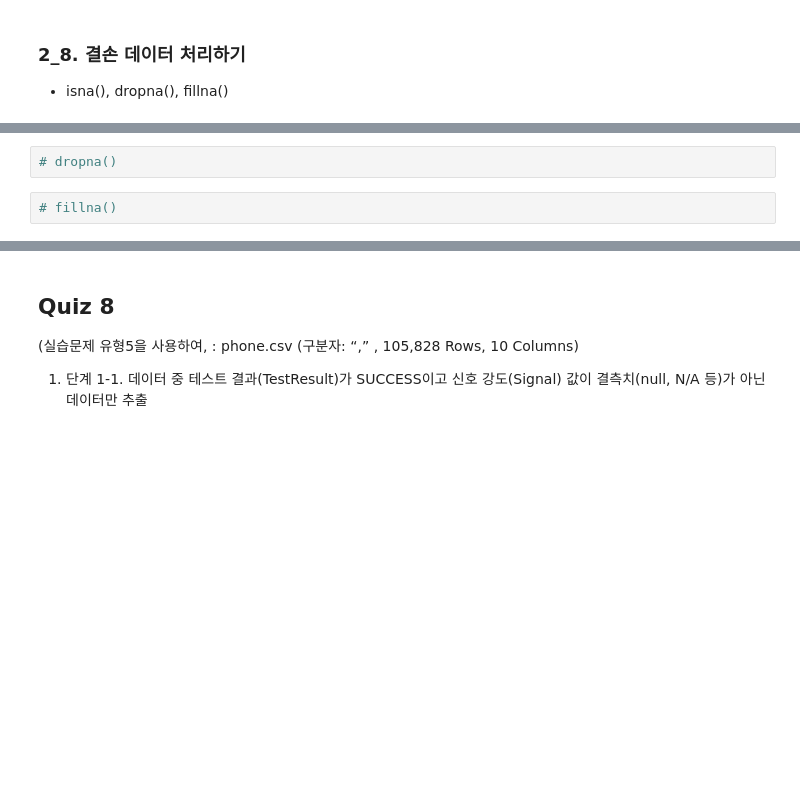
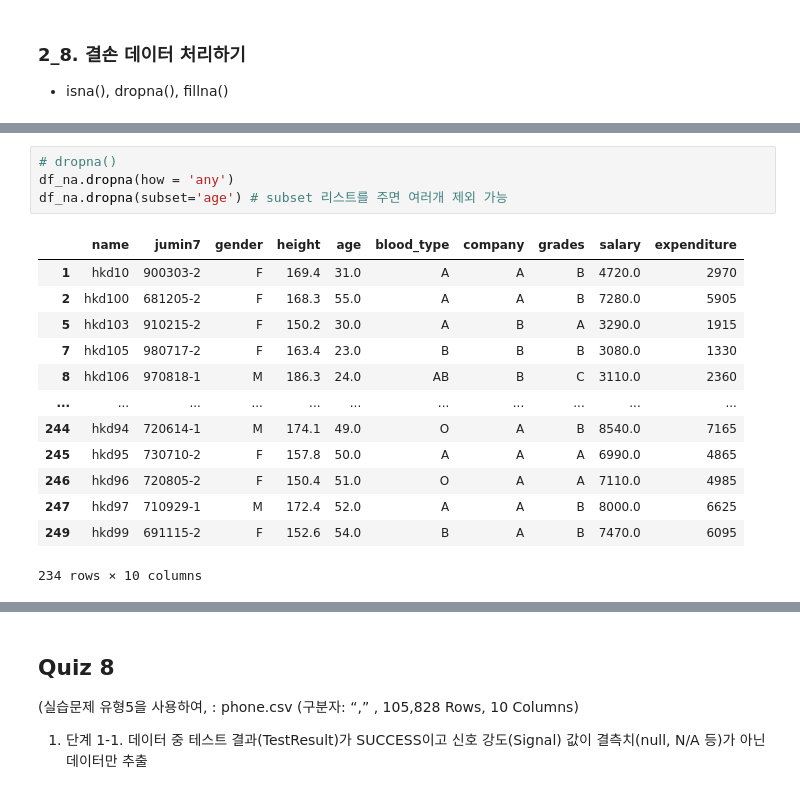
Before and after one commit to DevKelvin7/AI_Basic, a Jupyter notebook: [WorkBook]ch1 Numpy & Pandas.ipynb, the cells around one changed output, grey strips where cells are left out. Saved outputs shown, nothing was run; the diff lists cells and outputs as text; blank space fills up the shorter version.

```diff
--- a/[WorkBook]ch1 Numpy & Pandas.ipynb
+++ b/[WorkBook]ch1 Numpy & Pandas.ipynb
@@ -976,4 +589,18 @@ AttributeError: 'DataFrame' object has no attribute 'dtype'
-# %%
-# dropna()
-# %%
-# fillna()
+# %%
+# dropna()
+df_na.dropna(how = 'any')
+df_na.dropna(subset='age') # subset 리스트를 주면 여러개 제외 가능
+# %% [output]
+|  | name | jumin7 | gender | height | age | blood_type | company | grades | salary | expenditure |
+| 1 | hkd10 | 900303-2 | F | 169.4 | 31.0 | A | A | B | 4720.0 | 2970 |
+| 2 | hkd100 | 681205-2 | F | 168.3 | 55.0 | A | A | B | 7280.0 | 5905 |
+| 5 | hkd103 | 910215-2 | F | 150.2 | 30.0 | A | B | A | 3290.0 | 1915 |
+| 7 | hkd105 | 980717-2 | F | 163.4 | 23.0 | B | B | B | 3080.0 | 1330 |
+| 8 | hkd106 | 970818-1 | M | 186.3 | 24.0 | AB | B | C | 3110.0 | 2360 |
+| ... | ... | ... | ... | ... | ... | ... | ... | ... | ... | ... |
+| 244 | hkd94 | 720614-1 | M | 174.1 | 49.0 | O | A | B | 8540.0 | 7165 |
+| 245 | hkd95 | 730710-2 | F | 157.8 | 50.0 | A | A | A | 6990.0 | 4865 |
+| 246 | hkd96 | 720805-2 | F | 150.4 | 51.0 | O | A | A | 7110.0 | 4985 |
+| 247 | hkd97 | 710929-1 | M | 172.4 | 52.0 | A | A | B | 8000.0 | 6625 |
+| 249 | hkd99 | 691115-2 | F | 152.6 | 54.0 | B | A | B | 7470.0 | 6095 |
+234 rows × 10 columns
```
Also changed, not shown: parts of 113 cells of this notebook.
